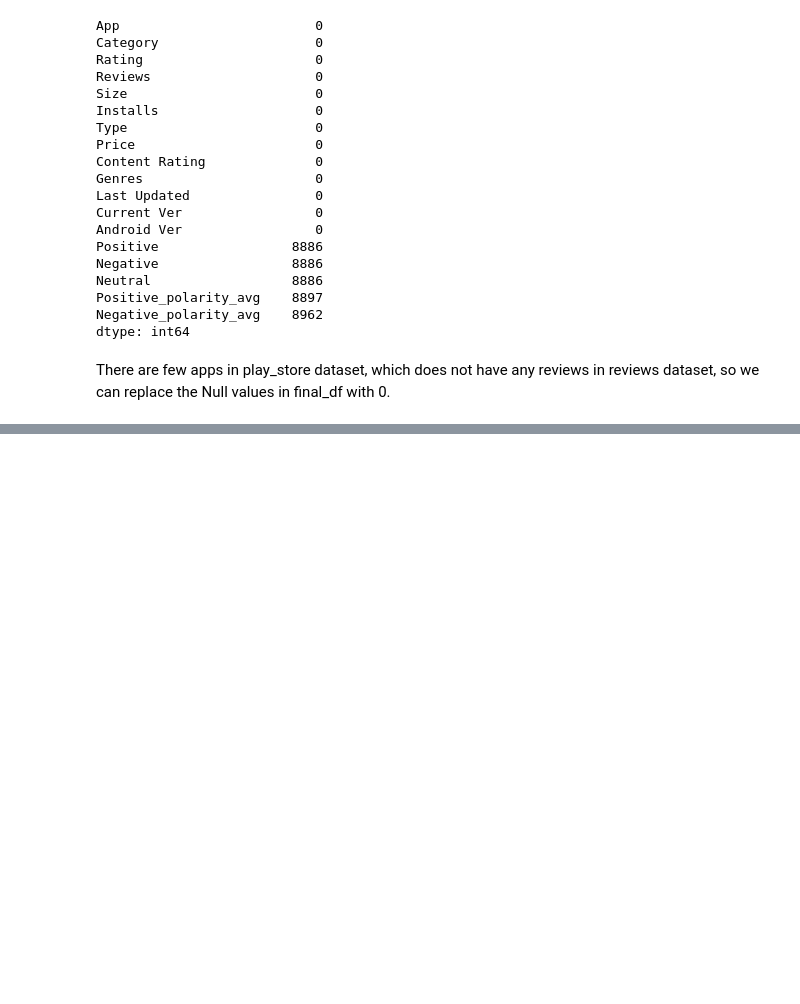
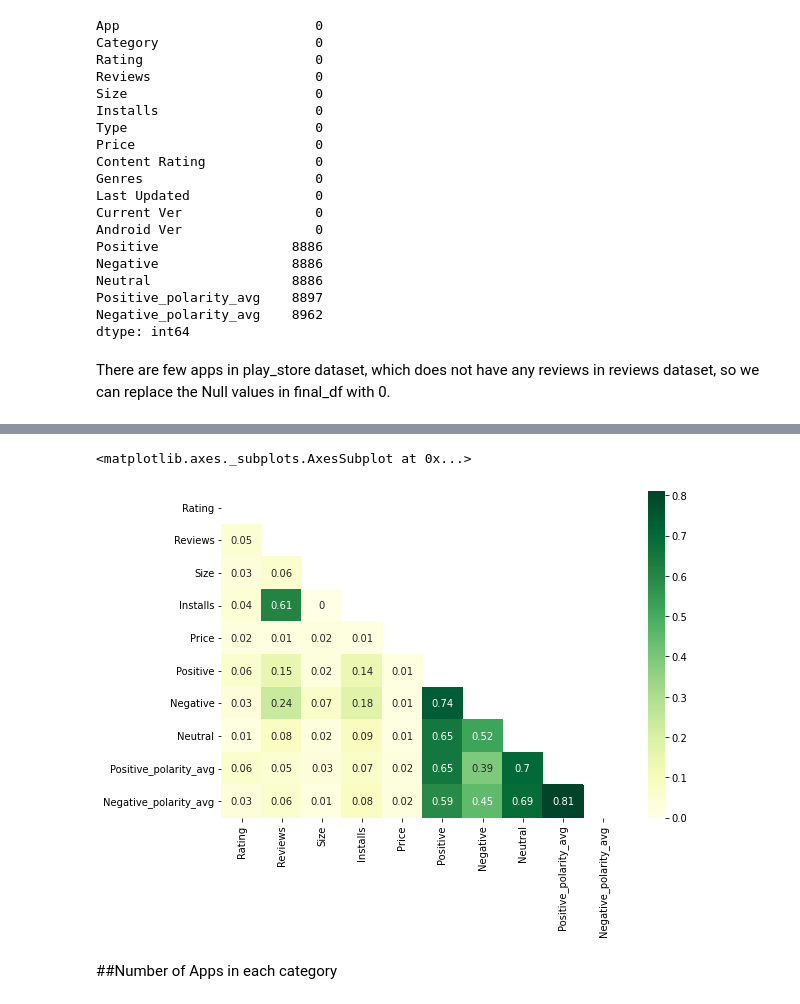
Before and after one commit to pranavdevi28/Play_Store_Data_Analysis, a Jupyter notebook: Play_Store_App_Review_Analysis_Capstone_Project.ipynb, the cells around one changed output, grey strips where cells are left out. Saved outputs shown, nothing was run; the diff lists cells and outputs as text; code cells hidden in the pictures; blank space fills up the shorter version.

```diff
--- a/Play_Store_App_Review_Analysis_Capstone_Project.ipynb
+++ b/Play_Store_App_Review_Analysis_Capstone_Project.ipynb
@@ -484,0 +498,9 @@ final_df.describe()
+# %%
+plt.figure(figsize=(9,6))
+corr= final_df.corr()
+sns.heatmap(round(abs(corr),2), annot=True, mask=np.triu(corr), cmap='YlGn')
+# %% [output]
+<matplotlib.axes._subplots.AxesSubplot at 0x...>
+[figure, added]
+# %% [markdown]
+##Number of Apps in each category
```
Also changed, not shown: parts of 58 cells of this notebook.
